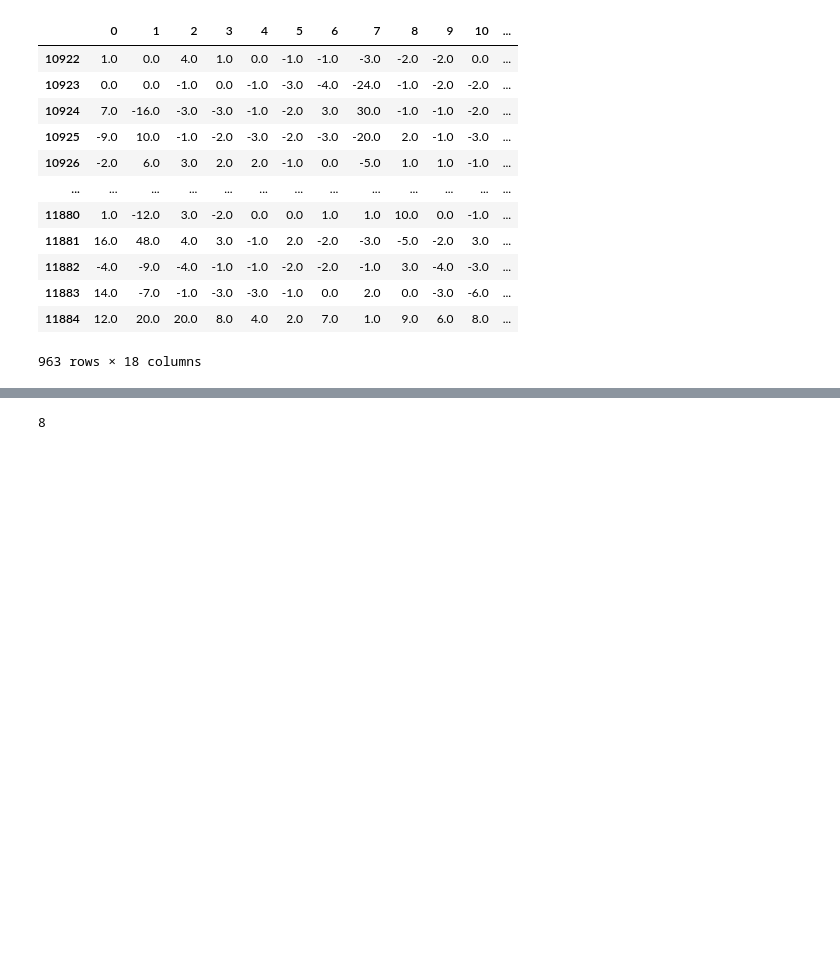
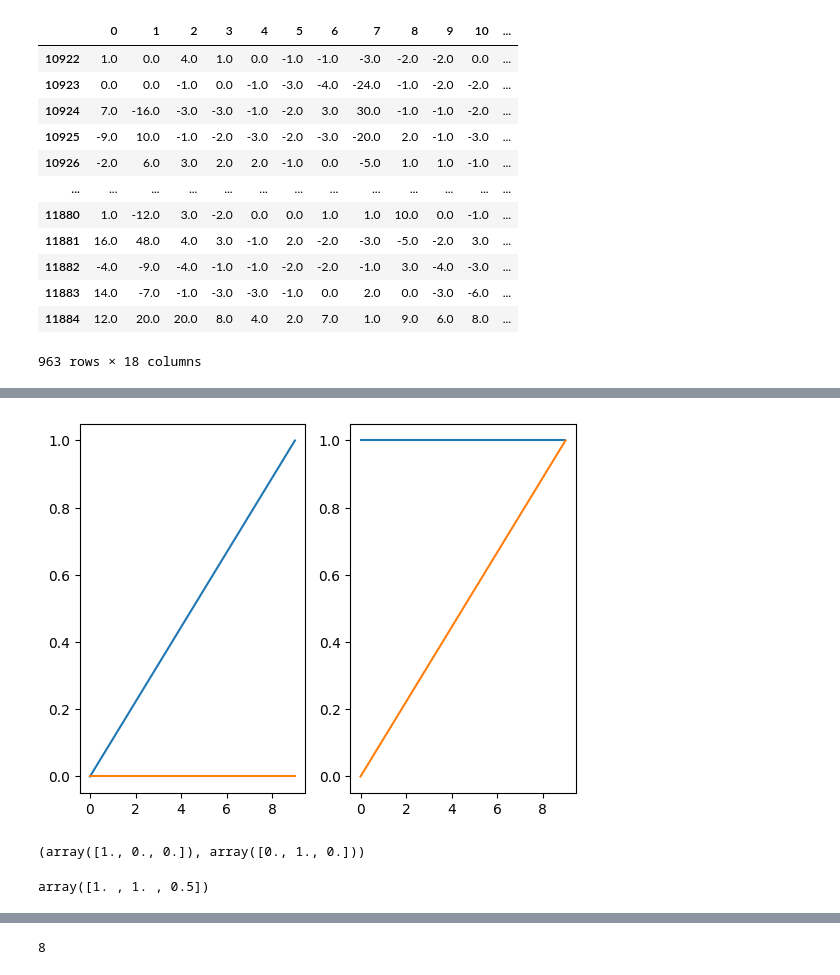
Before and after one commit to alizma/signatures-hand-synergies, a Jupyter notebook: classify_stim.ipynb, the cells around one changed output, grey strips where cells are left out. Cells and saved outputs as stored; diff of their text form; code cells hidden in the pictures; blank space fills up the shorter version.

```diff
--- a/classify_stim.ipynb
+++ b/classify_stim.ipynb
@@ -62,0 +116,24 @@ df[(df.stimulus==1) & (df.repetition==6)]
+# %%
+t1 = np.linspace(0, 1, 10)
+Yt = np.array([t1, np.zeros_like(t1)])
+
+t2 = np.linspace(1, 2, 10)
+Zt = np.array([np.ones_like(t2), t2 - 1])
+# %%
+plt.subplot(1, 2, 1)
+plt.plot(Yt.T)
+
+plt.subplot(1, 2, 2)
+plt.plot(Zt.T)
+
+plt.show()
+# %% [output]
+[figure, added]
+# %%
+compute_log_signature(Yt.T, 2), compute_log_signature(Zt.T, 2)
+# %% [output]
+(array([1., 0., 0.]), array([0., 1., 0.]))
+# %%
+At = np.concatenate([Yt.T, Zt.T], axis=0)
+# %% [output]
+array([1. , 1. , 0.5])
```
Also changed, not shown: parts of 31 cells of this notebook, 1 other file.
